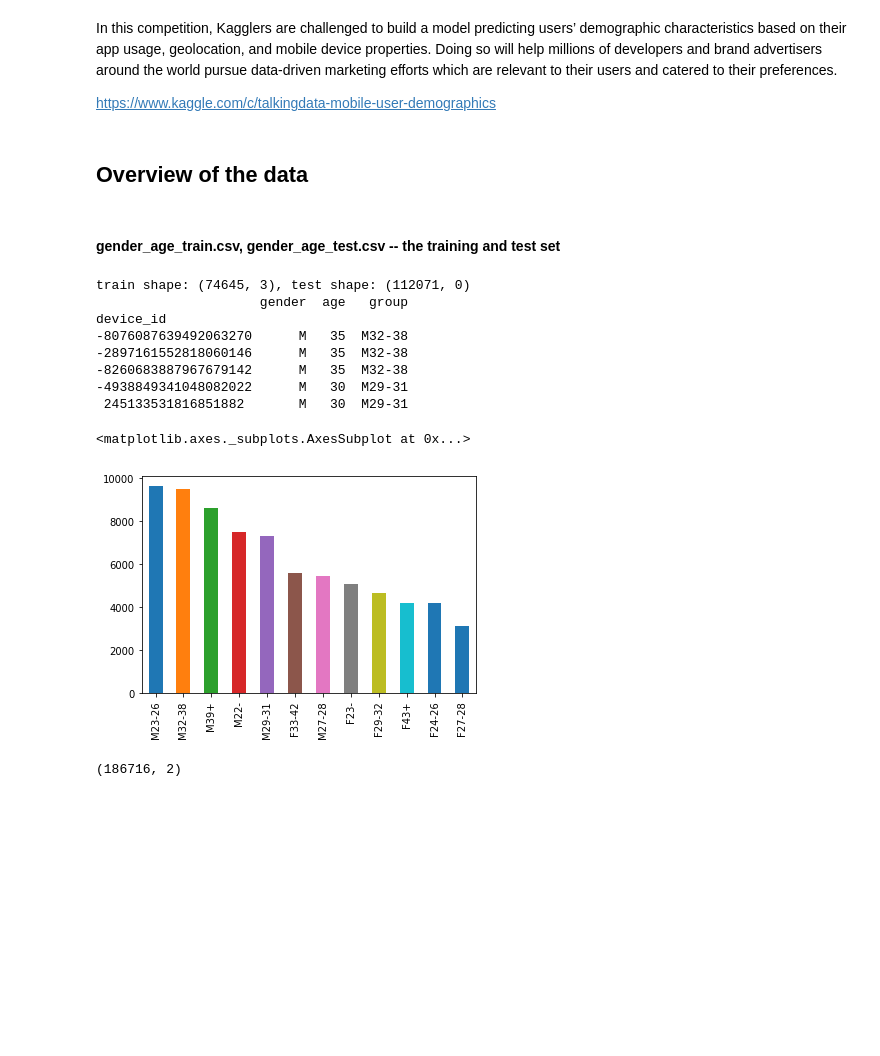
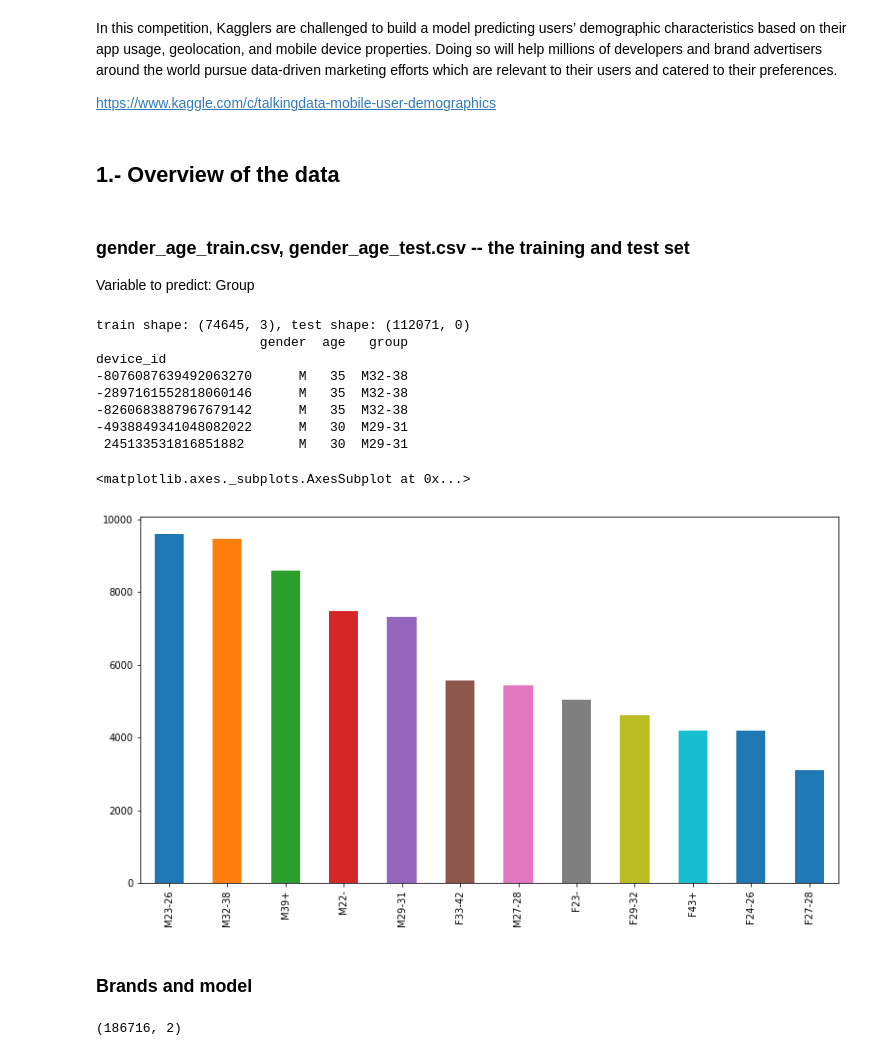
Before and after one commit to chechir/talking_data, a Jupyter notebook: brussels/notebook.ipynb, the cells around one changed output. Cells and saved outputs as stored; diff of their text form; code cells hidden in the pictures; blank space fills up the shorter version.

```diff
--- a/brussels/notebook.ipynb
+++ b/brussels/notebook.ipynb
@@ -5,32 +5,38 @@ In this competition, Kagglers are challenged to build a model predicting users
 
 https://www.kaggle.com/c/talkingdata-mobile-user-demographics
 # %% [markdown]
-## Overview of the data
+## 1.- Overview of the data
 # %% [markdown]
-#### gender_age_train.csv, gender_age_test.csv -- the training and test set
+### gender_age_train.csv, gender_age_test.csv -- the training and test set
+
+Variable to predict: Group
 # %%
 import os
 import pandas as pd
 import numpy as np
 from scipy.sparse import csr_matrix, hstack
+from matplotlib import pyplot as plt
+plt.rcParams['figure.figsize'] = [13, 7]
 
 datadir = '../input'
 gatrain = pd.read_csv(os.path.join(datadir,'gender_age_train.csv'), index_col='device_id')
 gatest = pd.read_csv(os.path.join(datadir,'gender_age_test.csv'), index_col = 'device_id')
 print('train shape: {}, test shape: {}'.format(gatrain.shape, gatest.shape))
 print(gatrain.head())
 gatrain['group'].value_counts().plot.bar()
 # %% [output]
 train shape: (74645, 3), test shape: (112071, 0)
                      gender  age   group
 device_id
 -8076087639492063270      M   35  M32-38
 -2897161552818060146      M   35  M32-38
 -8260683887967679142      M   35  M32-38
 -4938849341048082022      M   30  M29-31
  245133531816851882       M   30  M29-31
 <matplotlib.axes._subplots.AxesSubplot at 0x...>
-[figure, old version]
+[figure, new version]
+# %% [markdown]
+### Brands and model
 # %%
 phone = pd.read_csv(os.path.join(datadir,'phone_brand_device_model.csv'))
 phone = phone.drop_duplicates('device_id',keep='first').set_index('device_id')
```
Also changed, not shown: parts of 14 cells of this notebook.
